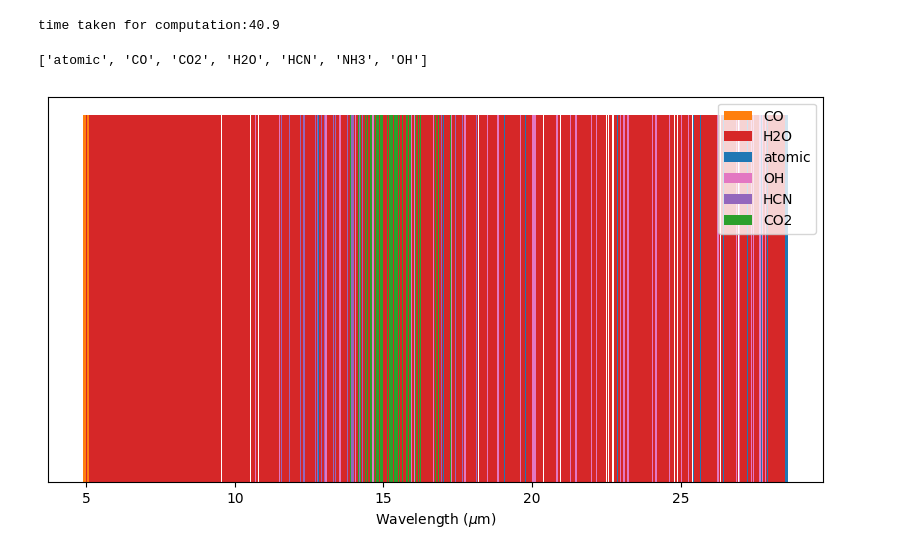
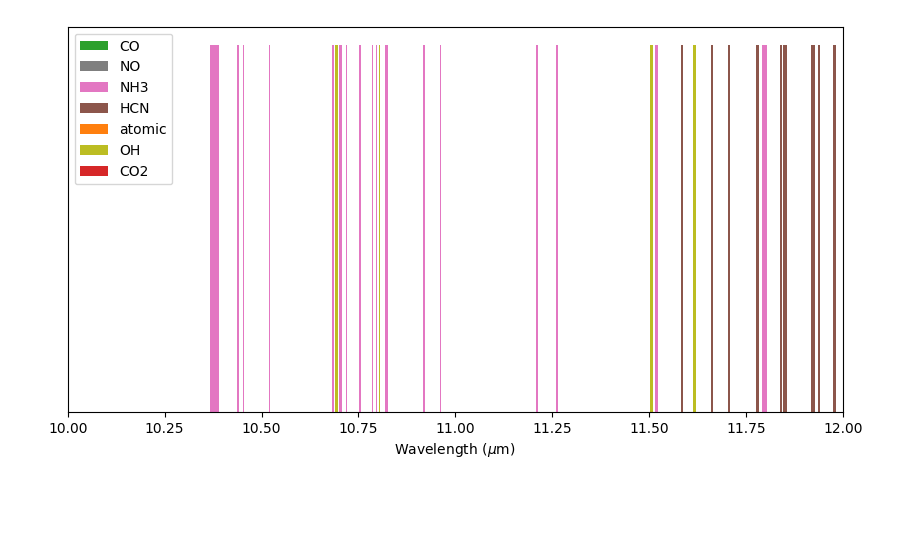
Before and after one commit to nielsklerk/BRP, a Jupyter notebook: ClassifySpectralRegions.ipynb, the cells around one changed output. Cells and saved outputs as stored; diff of their text form; code cells hidden in the pictures; blank space fills up the shorter version.

```diff
--- a/ClassifySpectralRegions.ipynb
+++ b/ClassifySpectralRegions.ipynb
@@ -58,7 +58,7 @@ def compress_to_numpy(model_names, species, df):
 
 
 @njit(parallel=True, fastmath=True)
-def spectral_window(min_wl, max_wl, window_size, arr):
+def spectral_window(min_wl, max_wl, window_size, arr, min_flux):
     windows_array = np.arange(min_wl, max_wl, window_size)
     num_models = len(arr)
     num_windows = len(windows_array)
@@ -71,14 +71,13 @@ def spectral_window(min_wl, max_wl, window_size, arr):
             window_start = windows_array[index_window]
             window_end = window_start + window_size
 
-            max_flux = -np.inf
+            max_flux = total_flux(np.linspace(window_start, window_end, 2), min_flux)
             dominant_specie_index = -1
 
             for j in range(len(arr[i])):
                 wavelength, flux = arr[i][j]
 
                 flux_value = calc_flux(wavelength, flux, [window_start, window_end])
-
                 if flux_value > max_flux:
                     max_flux = flux_value
                     dominant_specie_index = j
@@ -96,36 +95,29 @@ model_names = np.array(df['Model Name'])
 species = ['atomic', 'CH4', 'CO', 'CO2', 'H2O', 'HCN', 'NH3', 'NO', 'O2', 'OH']
 min_wl = 4.9
 max_wl = 28.6
-window_size = .01
+window_size = .001
 
 arr = compress_to_numpy(model_names, species, df)
-start_time = time.time()
-windows, dominant = spectral_window(min_wl, max_wl, window_size, arr)
-end_time = time.time()
-print(f'time taken for computation:{end_time - start_time:.1f}')
+windows, dominant = spectral_window(min_wl, max_wl, window_size, arr, 1e-5)
-# %% [output]
-time taken for computation:40.9
 # %%
 majority_values = mode(dominant, axis=0).mode
-print([species[i] for i in np.unique(majority_values)])
 colors = plt.colormaps["tab10"].colors[:len(np.unique(majority_values))]
 name_colors = dict(zip(np.unique(majority_values), colors))
 new_species = species + ['Different']
 
 plt.figure(figsize=(10, 5))
 for i in range(len(windows)):
-    if new_species[majority_values[i]] != 'NH3':
+    if new_species[majority_values[i]] in ['atomic', 'CH4', 'CO', 'CO2', 'HCN', 'NH3', 'NO', 'O2', 'OH']:
         plt.bar(windows[i], 1, width=window_size, color=name_colors[majority_values[i]], label=new_species[majority_values[i]])
 
 handles, labels = plt.gca().get_legend_handles_labels()
 unique_labels = dict(zip(labels, handles))
 plt.legend(unique_labels.values(), unique_labels.keys())
 plt.xlabel(r'Wavelength ($\mu$m)')
 plt.yticks([])
 
-# plt.xlim(4.9, 5.2)
+plt.xlim(10, 12)
 plt.savefig('Spectral_regions.pdf')
 plt.show()
 # %% [output]
-['atomic', 'CO', 'CO2', 'H2O', 'HCN', 'NH3', 'OH']
-[figure, old version]
+[figure, new version]
```
Also changed, not shown: 3 other files.
